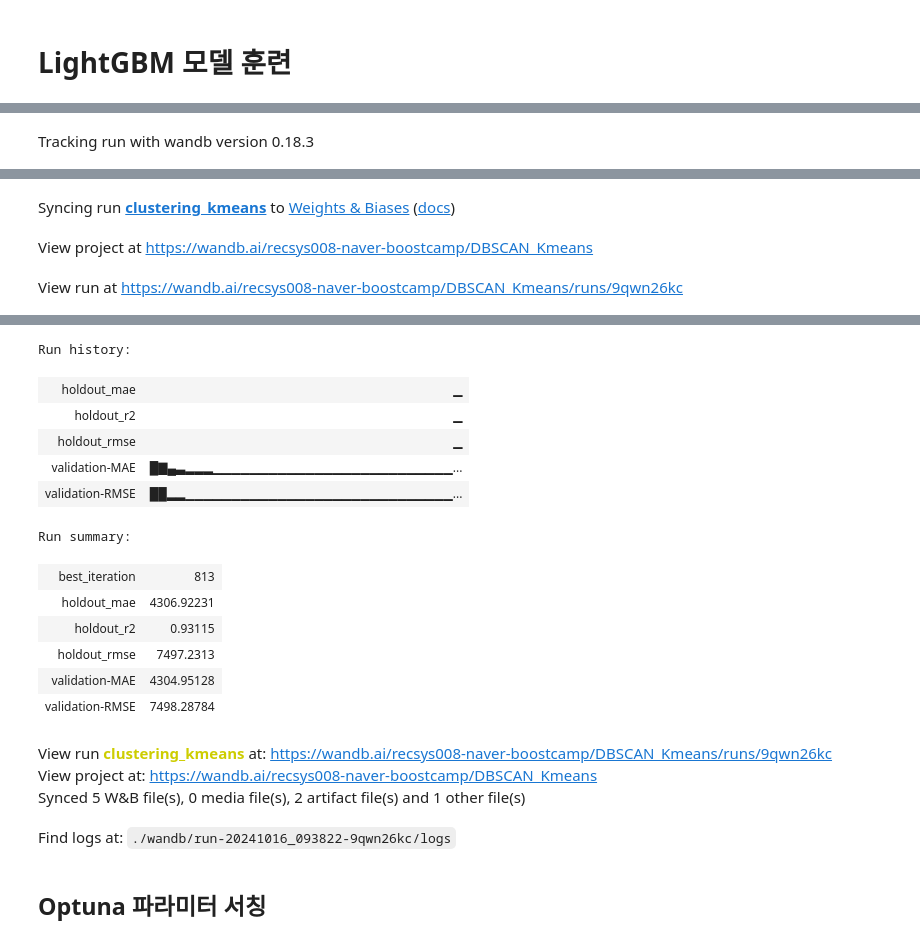
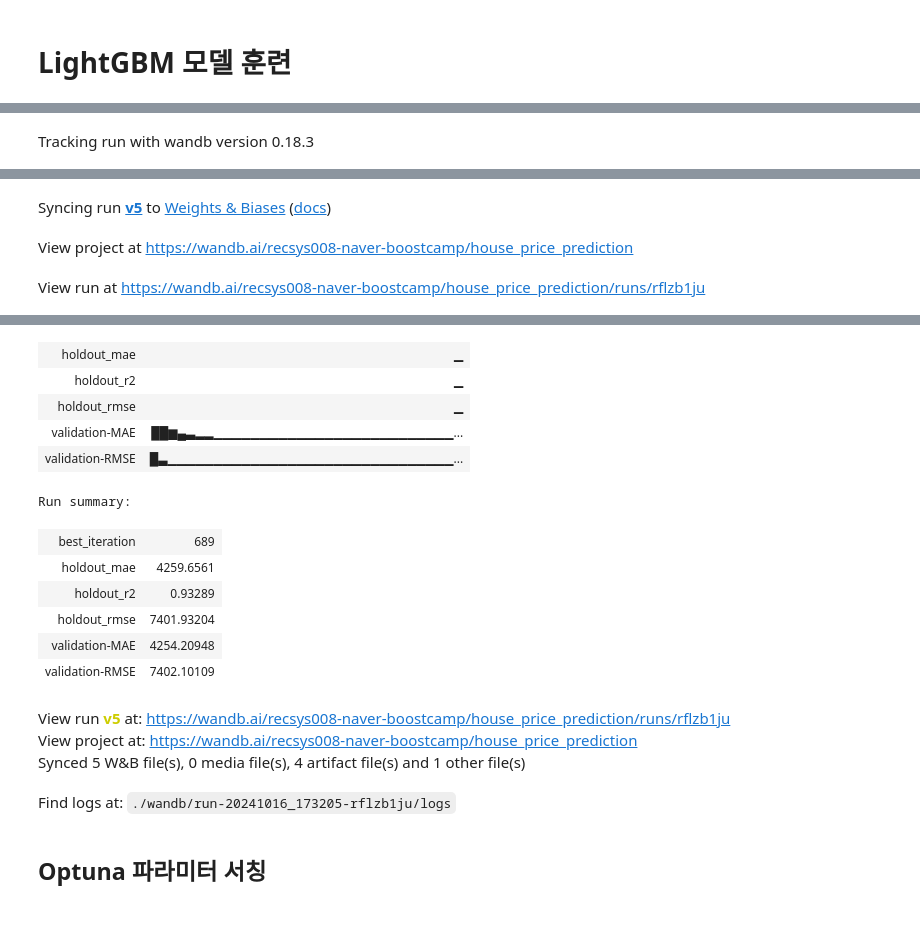
Before and after one commit to boostcampaitech7/level2-competitiveds-recsys-08, a Jupyter notebook: src/baseline.ipynb, the cells around one changed output, grey strips where cells are left out. Cells and saved outputs as stored; diff of their text form; code cells hidden in the pictures.

```diff
--- a/src/baseline.ipynb
+++ b/src/baseline.ipynb
@@ -150,3 +160,13 @@ test_data['nearest_park_area'] = ft.nearest_park_area(apart_coords_test, park_co
+# %%
+# 각 레벨에 대해 다른 거리 범위를 설정
+distance_kms = {
+    'elementary': 1,  # 1km 이내
+    'middle': 5,      # 3km 이내
+    'high': 5         # 5km 이내
+}
+
+train_data = ft.map_school_level_counts(train_data, school, distance_kms, n_jobs=8)
+test_data = ft.map_school_level_counts(test_data, school, distance_kms, n_jobs=8)
 # %% [markdown]
 # Holdout 데이터셋 설정 (예: 2023년 7월부터 12월까지의 데이터)
 # %%
@@ -279,33 +291,17 @@ X_holdout.head()
 ## 피처 선택
 # %%
 # 피처 선택
-train_columns = ['area_m2', 'contract_year_month', 'contract_day', 'floor', 'built_year', 'latitude', 'longitude',
-              'nearest_subway_distance', 'nearest_elementary_distance', 'nearest_middle_distance', 'nearest_high_distance', 'nearest_park_distance', 'nearest_park_area', 'cluster']
+train_columns = ['area_m2', 'contract_year_month', 'floor', 'built_year', 'latitude', 'longitude', 'cluster',
+                 'nearest_subway_distance', 'nearest_elementary_distance', 'nearest_middle_distance',
+                 'nearest_high_distance', 'park_density', 'elementary', 'middle', 'high']
+
 X_train = X_train[train_columns]
 X_holdout = X_holdout[train_columns]
-X_test = X_test[train_columns]
 # %% [markdown]
 # LightGBM 모델 훈련
 # %%
-# 플롯 제목 통일을 위해 커스텀 콜백 설정
-def custom_wandb_callback():
-    def callback(env):
-        for data_name, metric_name, value, _ in env.evaluation_result_list:
-            # 메트릭 이름 변경
-            if metric_name == 'l1':
-                metric_name = 'MAE'
-            elif metric_name == 'rmse':
-                metric_name = 'RMSE'
-
-            # 로그 이름 생성
-            log_name = f"{data_name}-{metric_name}"
-
-            # wandb에 로그 기록
-            wandb.log({log_name: value}, step=env.iteration)
-    return callback
-
 # wandb 초기화
-wandb.init(project="DBSCAN_Kmeans", name="clustering_kmeans", entity="recsys008-naver-boostcamp")  # 실험명에 따라 name, entity 등 변경해주기!!
+wandb.init(project="house_price_prediction", name="v5", entity="recsys008-naver-boostcamp")  # 실험명에 따라 name, entity 등 변경해주기!!
 
 # LightGBM 파라미터 설정
 lgb_params = {
@@ -338,12 +334,12 @@ lgb_model = lgb.train(
     callbacks=[
         lgb.early_stopping(stopping_rounds=50),
         lgb.log_evaluation(period=100),
-        custom_wandb_callback()
+        lgb_wandb_callback()
     ]
 )
 
 # 특성 중요도 로깅
-lgb_log_summary(lgb_model)
+log_summary(lgb_model)
 
 # Holdout 데이터 예측 - validation 데이터에 대해 가장 좋았던 iteration 사용
 lgb_holdout_pred = lgb_model.predict(X_holdout, num_iteration=lgb_model.best_iteration)
@@ -376,3 +370,3 @@ Run data is saved locally in /data/ephemeral/home/jaehyun/level2-competitiveds-r
-Syncing run clustering_kmeans to Weights & Biases (docs)
+Syncing run v5 to Weights & Biases (docs)
-View project at https://wandb.ai/recsys008-naver-boostcamp/DBSCAN_Kmeans
+View project at https://wandb.ai/recsys008-naver-boostcamp/house_price_prediction
-View run at https://wandb.ai/recsys008-naver-boostcamp/DBSCAN_Kmeans/runs/9qwn26kc
+View run at https://wandb.ai/recsys008-naver-boostcamp/house_price_prediction/runs/rflzb1ju
@@ -394,20 +388,19 @@ R²: 0.93
+| holdout_mae | ▁ |
+| holdout_r2 | ▁ |
+| holdout_rmse | ▁ |
+| validation-MAE | ██▆▄▃▂▂▁▁▁▁▁▁▁▁▁▁▁▁▁▁▁▁▁▁▁▁▁▁▁▁▁▁... |
+| validation-RMSE | █▃▁▁▁▁▁▁▁▁▁▁▁▁▁▁▁▁▁▁▁▁▁▁▁▁▁▁▁▁▁▁▁... |
-Run history:
+Run summary:
-| holdout_mae | ▁ |
-| holdout_r2 | ▁ |
-| holdout_rmse | ▁ |
-| validation-MAE | █▇▄▃▂▂▂▁▁▁▁▁▁▁▁▁▁▁▁▁▁▁▁▁▁▁▁▁▁▁▁▁▁... |
-| validation-RMSE | ██▂▂▁▁▁▁▁▁▁▁▁▁▁▁▁▁▁▁▁▁▁▁▁▁▁▁▁▁▁▁▁... |
-Run summary:
-| best_iteration | 813 |
-| holdout_mae | 4306.92231 |
-| holdout_r2 | 0.93115 |
-| holdout_rmse | 7497.2313 |
-| validation-MAE | 4304.95128 |
-| validation-RMSE | 7498.28784 |
+| best_iteration | 689 |
+| holdout_mae | 4259.6561 |
+| holdout_r2 | 0.93289 |
+| holdout_rmse | 7401.93204 |
+| validation-MAE | 4254.20948 |
+| validation-RMSE | 7402.10109 |
-View run clustering_kmeans at: https://wandb.ai/recsys008-naver-boostcamp/DBSCAN_Kmeans/runs/9qwn26kc
-View project at: https://wandb.ai/recsys008-naver-boostcamp/DBSCAN_Kmeans
-Synced 5 W&B file(s), 0 media file(s), 2 artifact file(s) and 1 other file(s)
+View run v5 at: https://wandb.ai/recsys008-naver-boostcamp/house_price_prediction/runs/rflzb1ju
+View project at: https://wandb.ai/recsys008-naver-boostcamp/house_price_prediction
+Synced 5 W&B file(s), 0 media file(s), 4 artifact file(s) and 1 other file(s)
-Find logs at: ./wandb/run-20241016_093822-9qwn26kc/logs
+Find logs at: ./wandb/run-20241016_173205-rflzb1ju/logs
 # %% [markdown]
 ## Optuna 파라미터 서칭
 # %%
```
Also changed, not shown: parts of 23 cells of this notebook.
